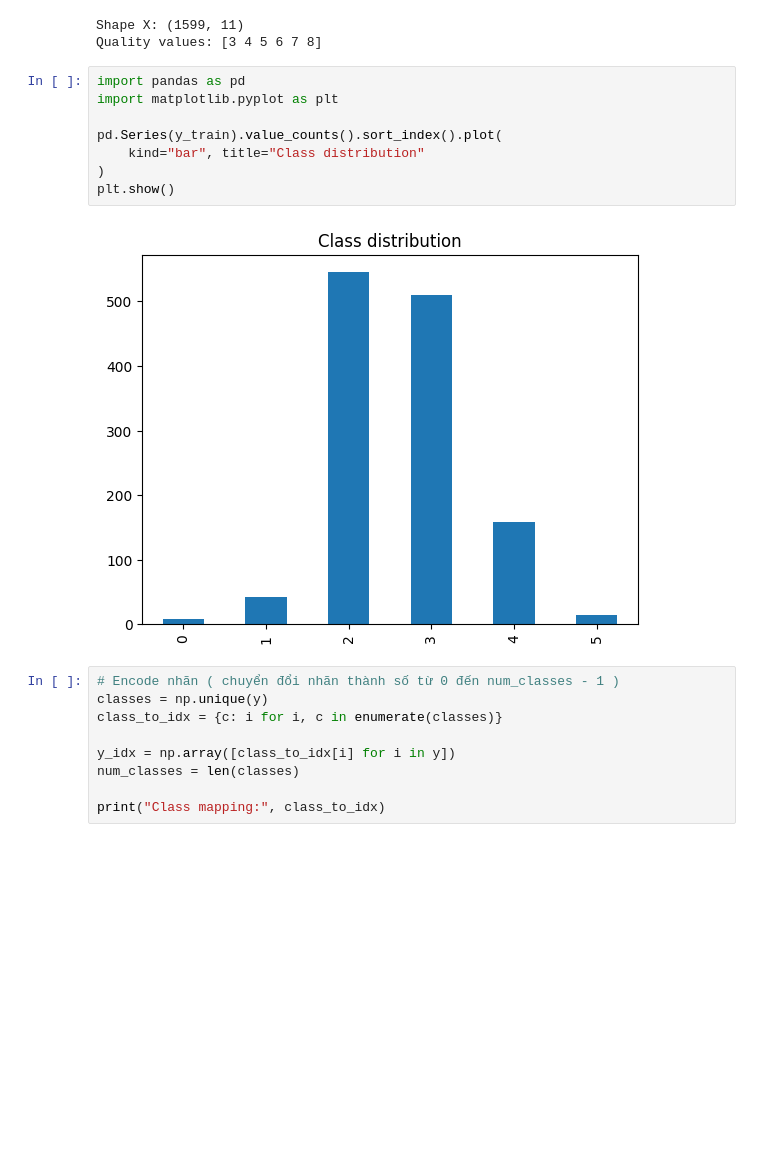
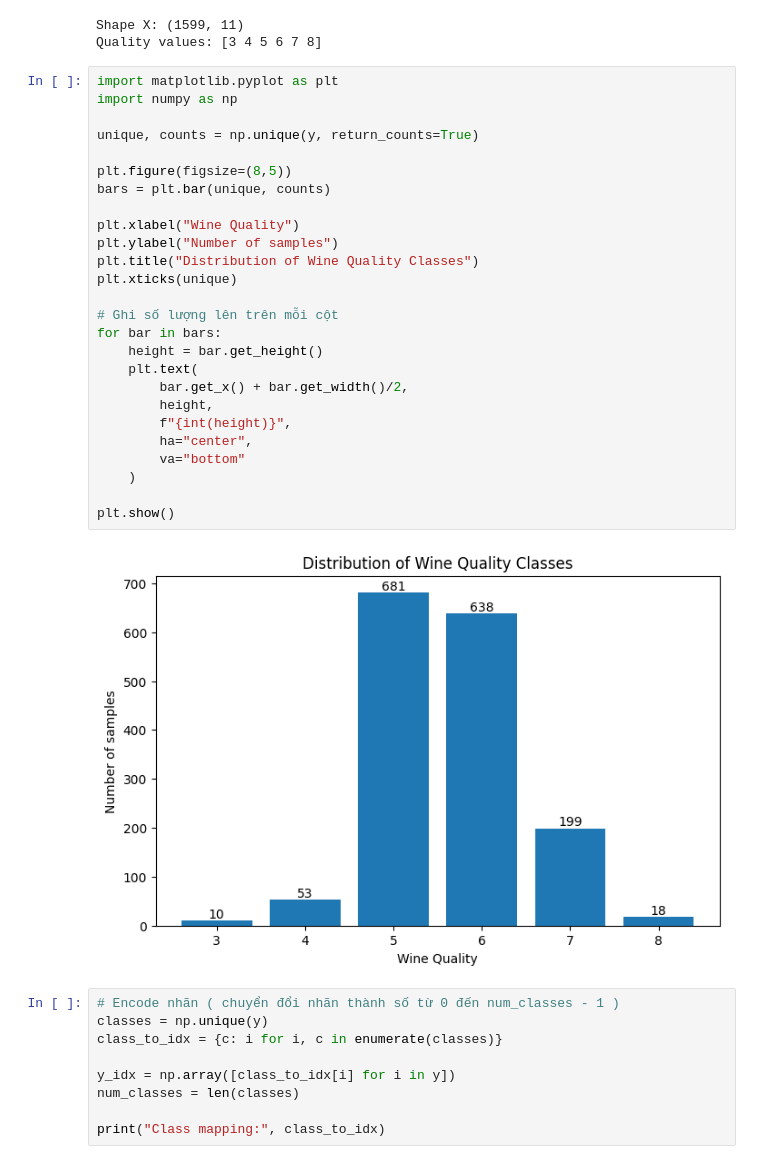
Before and after one commit to trongvu2003/softmax_regresstion, a Jupyter notebook: softmax_regresstion.ipynb, the cells around one changed output. Cells and saved outputs as stored; diff of their text form; blank space fills up the shorter version.

```diff
--- a/softmax_regresstion.ipynb
+++ b/softmax_regresstion.ipynb
@@ -23,15 +23,33 @@ print("Quality values:", np.unique(y))
 Shape X: (1599, 11)
 Quality values: [3 4 5 6 7 8]
 # %%
-import pandas as pd
 import matplotlib.pyplot as plt
+import numpy as np
 
-pd.Series(y_train).value_counts().sort_index().plot(
-    kind="bar", title="Class distribution"
-)
+unique, counts = np.unique(y, return_counts=True)
+
+plt.figure(figsize=(8,5))
+bars = plt.bar(unique, counts)
+
+plt.xlabel("Wine Quality")
+plt.ylabel("Number of samples")
+plt.title("Distribution of Wine Quality Classes")
+plt.xticks(unique)
+
+# Ghi số lượng lên trên mỗi cột
+for bar in bars:
+    height = bar.get_height()
+    plt.text(
+        bar.get_x() + bar.get_width()/2,
+        height,
+        f"{int(height)}",
+        ha="center",
+        va="bottom"
+    )
+
 plt.show()
 # %% [output]
-[figure, old version]
+[figure, new version]
 # %%
 # Encode nhãn ( chuyển đổi nhãn thành số từ 0 đến num_classes - 1 )
 classes = np.unique(y)
```
Also changed, not shown: parts of 3 cells of this notebook, 3 other files.
